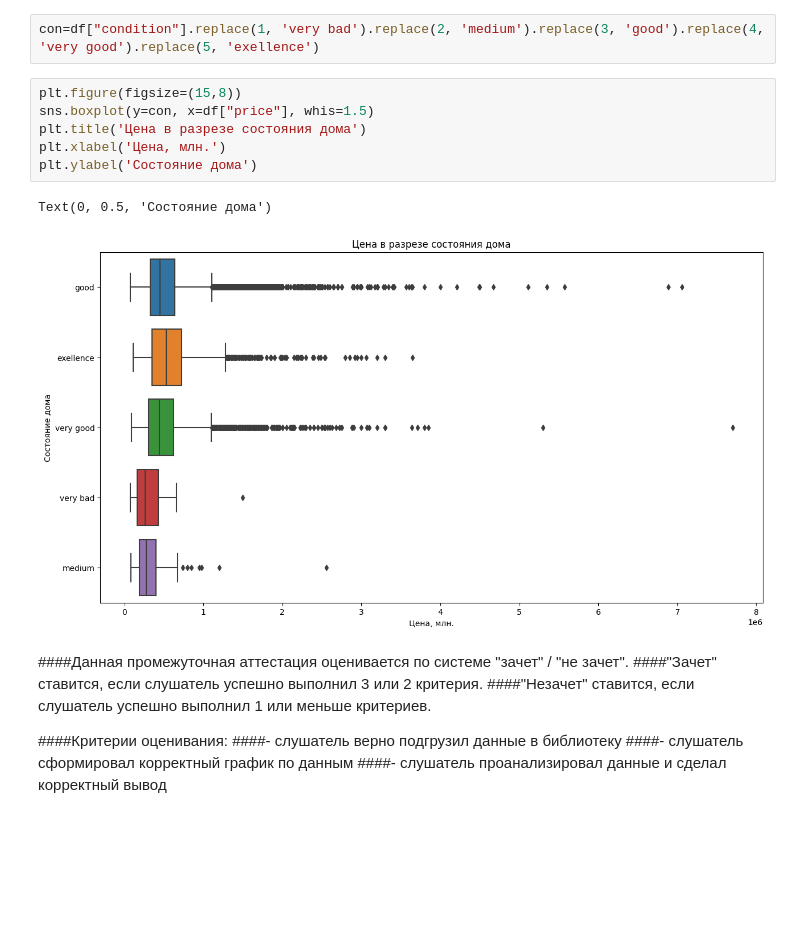
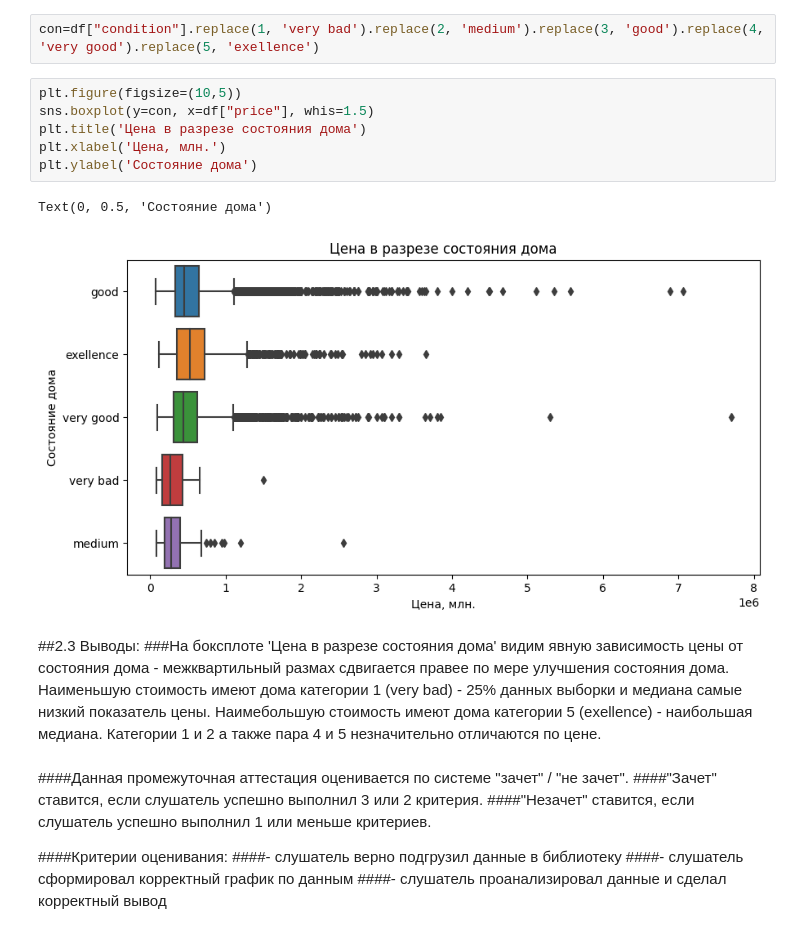
Before and after one commit to MargaritaFateeva/PythonSeminars, a Jupyter notebook: DZ04_python2.ipynb, the cells around one changed output. Saved outputs shown, nothing was run; the diff lists cells and outputs as text; blank space fills up the shorter version.

```diff
--- a/DZ04_python2.ipynb
+++ b/DZ04_python2.ipynb
@@ -223,14 +233,17 @@ Name: condition, dtype: int64
 # %%
 con=df["condition"].replace(1, 'very bad').replace(2, 'medium').replace(3, 'good').replace(4, 'very good').replace(5, 'exellence')
 # %%
-plt.figure(figsize=(15,8))
+plt.figure(figsize=(10,5))
 sns.boxplot(y=con, x=df["price"], whis=1.5)
 plt.title('Цена в разрезе состояния дома')
 plt.xlabel('Цена, млн.')
 plt.ylabel('Состояние дома')
 # %% [output]
 Text(0, 0.5, 'Состояние дома')
-[figure, old version]
+[figure, new version]
+# %% [markdown]
+##2.3 Выводы:
+###На боксплоте 'Цена в разрезе состояния дома' видим явную зависимость цены от состояния дома - межквартильный размах сдвигается правее по мере улучшения состояния дома. Наименьшую стоимость имеют дома категории 1 (very bad) - 25% данных выборки и медиана самые низкий показатель цены. Наимебольшую стоимость имеют дома категории 5 (exellence) - наибольшая медиана. Категории 1 и 2 а также пара 4 и 5 незначительно отличаются по цене.
 # %% [markdown]
 ####Данная промежуточная аттестация оценивается по системе "зачет" / "не зачет".
 ####"Зачет" ставится, если слушатель успешно выполнил 3 или 2 критерия.
```
Also changed, not shown: parts of 8 cells of this notebook.
